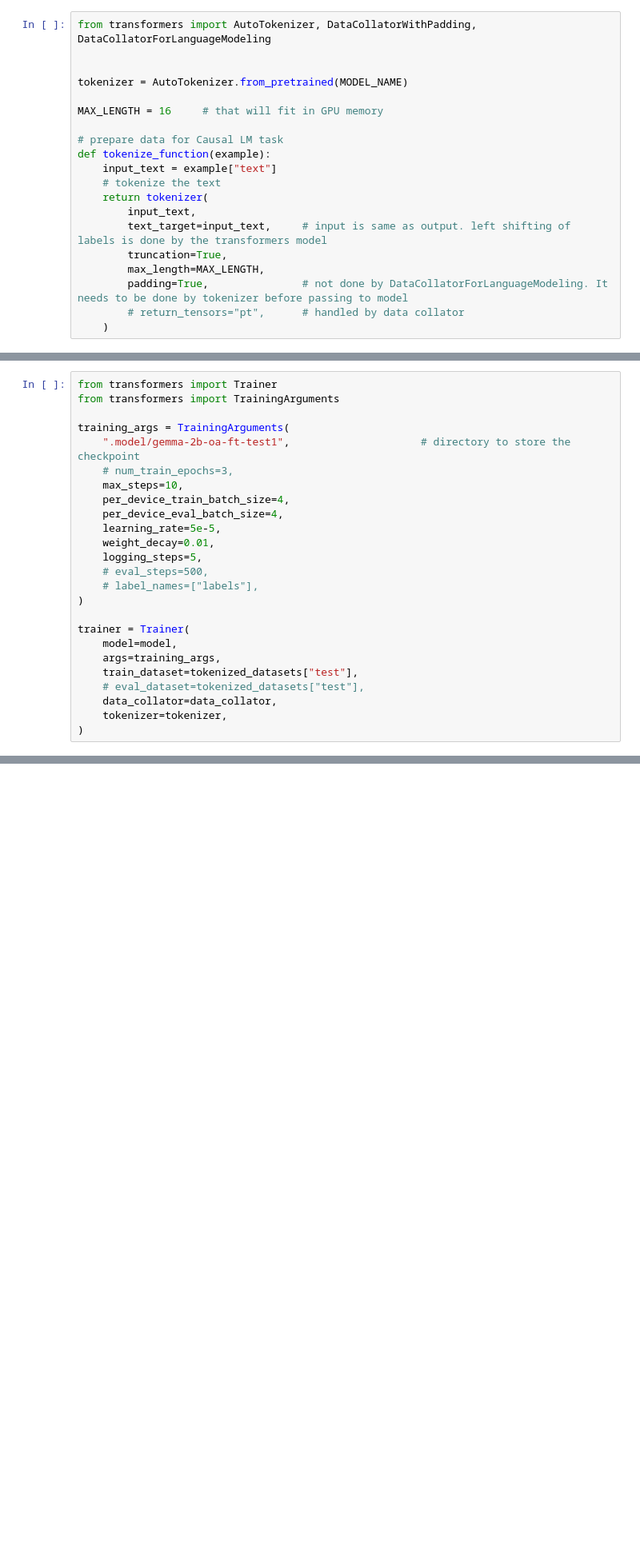
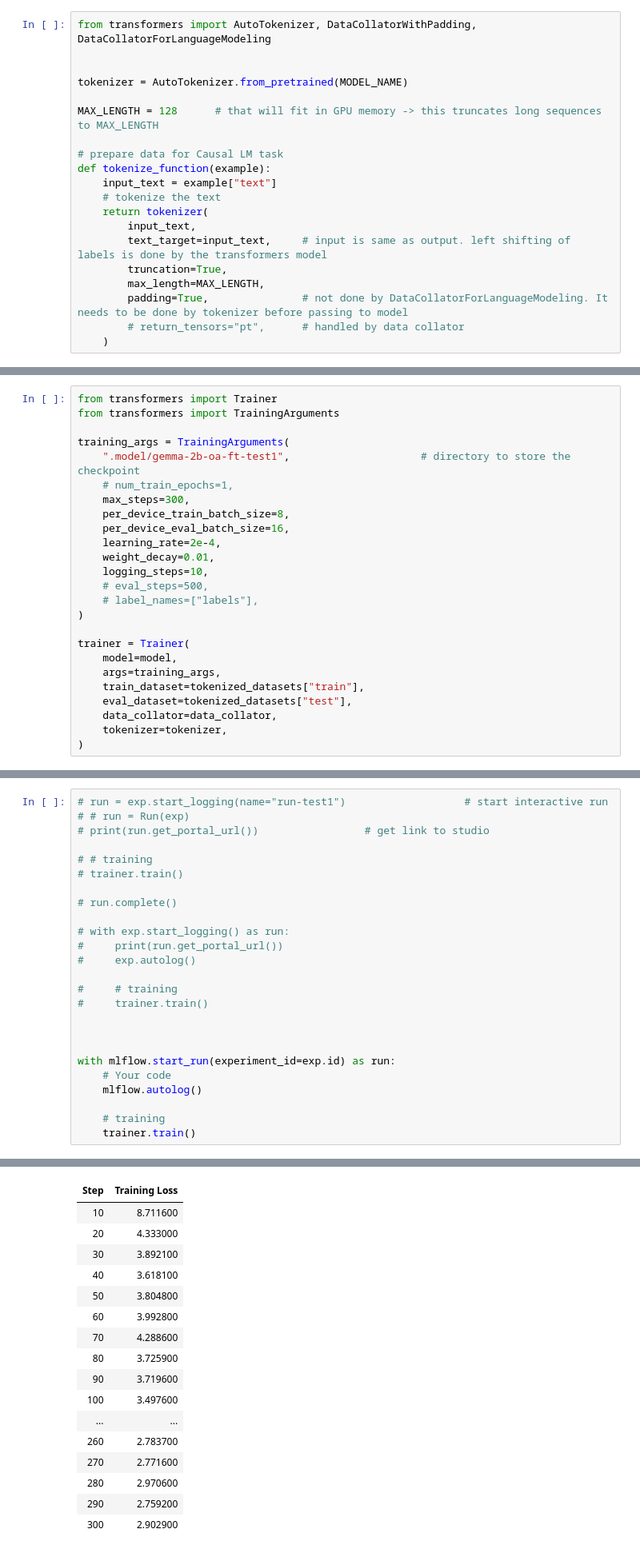
Before and after one commit to vijaygkd/LLM-recipes, a Jupyter notebook: fine_tuning/trainer api.ipynb, the cells around one changed output, grey strips where cells are left out. Shown: that part at 80% size. Drawn from its saved outputs; the diff is of its cells as text; blank space fills up the shorter version.

```diff
--- a/fine_tuning/trainer api.ipynb
+++ b/fine_tuning/trainer api.ipynb
@@ -84,7 +89,7 @@ from transformers import AutoTokenizer, DataCollatorWithPadding, DataCollatorFor
 
 tokenizer = AutoTokenizer.from_pretrained(MODEL_NAME)
 
-MAX_LENGTH = 16     # that will fit in GPU memory
+MAX_LENGTH = 128      # that will fit in GPU memory -> this truncates long sequences to MAX_LENGTH
 
 # prepare data for Causal LM task
 def tokenize_function(example):
@@ -285,13 +225,13 @@ from transformers import TrainingArguments
 
 training_args = TrainingArguments(
     ".model/gemma-2b-oa-ft-test1",                     # directory to store the checkpoint
-    # num_train_epochs=3,
-    max_steps=10,
-    per_device_train_batch_size=4,
-    per_device_eval_batch_size=4,
-    learning_rate=5e-5,
+    # num_train_epochs=1,
+    max_steps=300,
+    per_device_train_batch_size=8,
+    per_device_eval_batch_size=16,
+    learning_rate=2e-4,
     weight_decay=0.01,
-    logging_steps=5,
+    logging_steps=10,
     # eval_steps=500,
     # label_names=["labels"],
 )
@@ -299,8 +239,8 @@ training_args = TrainingArguments(
 trainer = Trainer(
     model=model,
     args=training_args,
-    train_dataset=tokenized_datasets["test"],
-    # eval_dataset=tokenized_datasets["test"],
+    train_dataset=tokenized_datasets["train"],
+    eval_dataset=tokenized_datasets["test"],
     data_collator=data_collator,
     tokenizer=tokenizer,
 )
@@ -316,0 +261,26 @@ RuntimeError: MPS backend out of memory (MPS allocated: 34.20 GB, other allocati
+# %%
+# run = exp.start_logging(name="run-test1")                   # start interactive run
+# # run = Run(exp)
+# print(run.get_portal_url())                 # get link to studio
+
+# # training
+# trainer.train()
+
+# run.complete()
+
+# with exp.start_logging() as run:
+#     print(run.get_portal_url())
+#     exp.autolog()
+
+#     # training
+#     trainer.train()
+
+
+
+with mlflow.start_run(experiment_id=exp.id) as run:
+    # Your code
+    mlflow.autolog()
+
+    # training
+    trainer.train()
+# %% [output]
@@ -316,0 +296,17 @@ RuntimeError: MPS backend out of memory (MPS allocated: 34.20 GB, other allocati
+| Step | Training Loss |
+| 10 | 8.711600 |
+| 20 | 4.333000 |
+| 30 | 3.892100 |
+| 40 | 3.618100 |
+| 50 | 3.804800 |
+| 60 | 3.992800 |
+| 70 | 4.288600 |
+| 80 | 3.725900 |
+| 90 | 3.719600 |
+| 100 | 3.497600 |
+| ... | ... |
+| 260 | 2.783700 |
+| 270 | 2.771600 |
+| 280 | 2.970600 |
+| 290 | 2.759200 |
+| 300 | 2.902900 |
```
Also changed, not shown: parts of 28 cells of this notebook, 2 other files.
